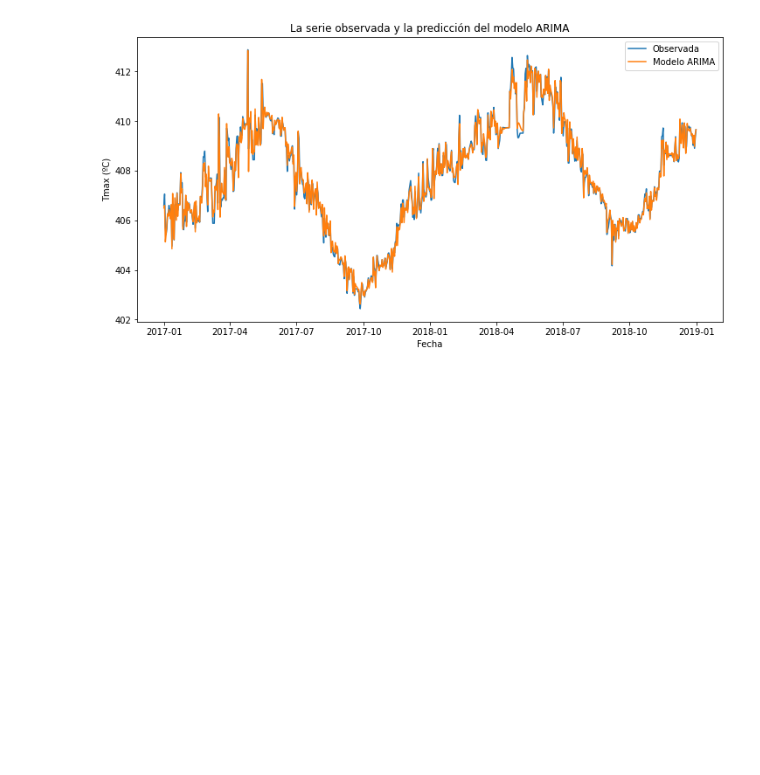
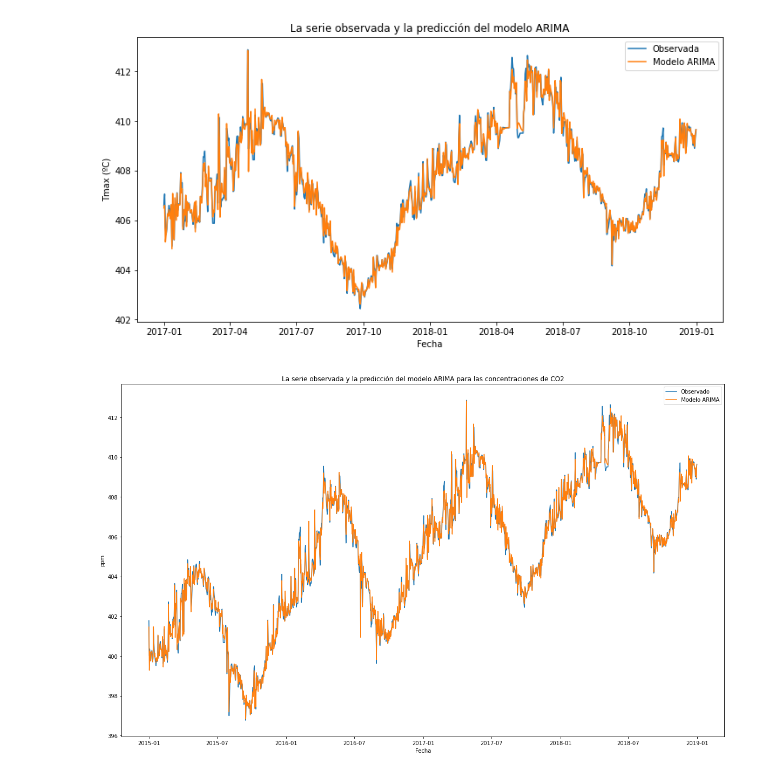
Before and after one commit to mariron42/FisicaComputacional-1, a Jupyter notebook: Evaluación/Examen1.ipynb, the cells around one changed output. Saved outputs shown, nothing was run; the diff lists cells and outputs as text; code cells hidden in the pictures; blank space fills up the shorter version.

```diff
--- a/Evaluación/Examen1.ipynb
+++ b/Evaluación/Examen1.ipynb
@@ -888,3 +888,19 @@ plt.title('La serie observada y la predicción del modelo ARIMA')
 plt.legend(loc='best');
 # %% [output]
 [figure]
+# %%
+start, end = '2015-01', '2019-12' # Periodo de 5 años
+
+ts_test_5 = ts_pruebat.loc[start:end].copy()
+predictions_ARIMA_5 = predictions_ARIMA.loc[start:end].copy()
+
+plt.rcParams["figure.figsize"] = (20,12)
+
+plt.plot(ts_test_5, label='Observado');
+plt.plot(predictions_ARIMA_5, label='Modelo ARIMA');
+plt.xlabel('Fecha')
+plt.ylabel('ppm')
+plt.title('La serie observada y la predicción del modelo ARIMA para las concentraciones de CO2')
+plt.legend(loc='best');
+# %% [output]
+[figure, added]
```
Also changed, not shown: parts of 3 cells of this notebook.
